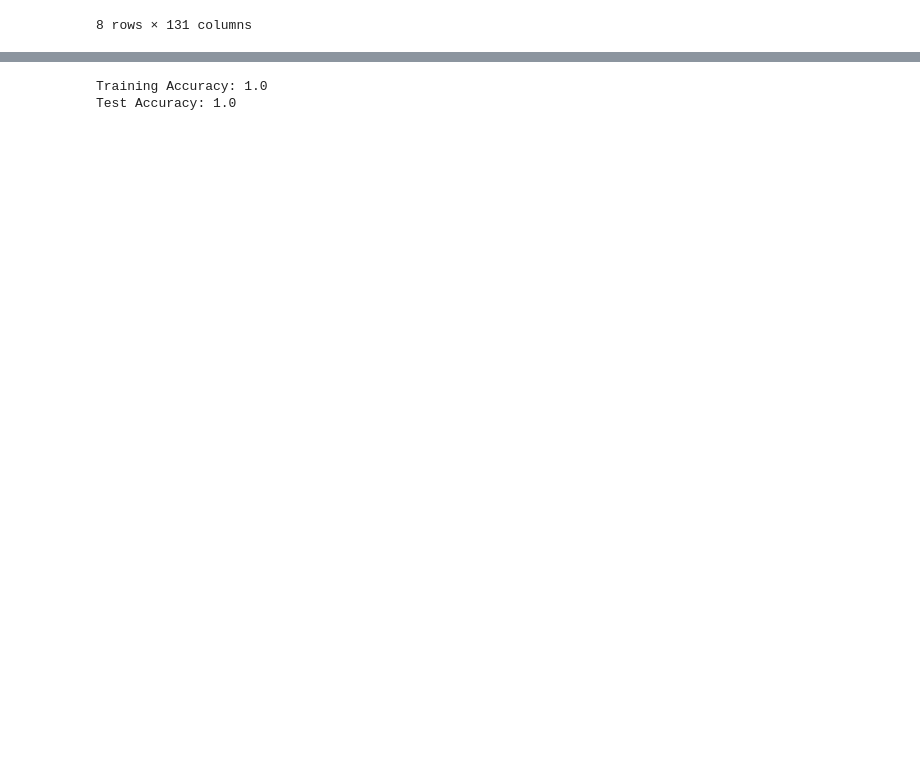
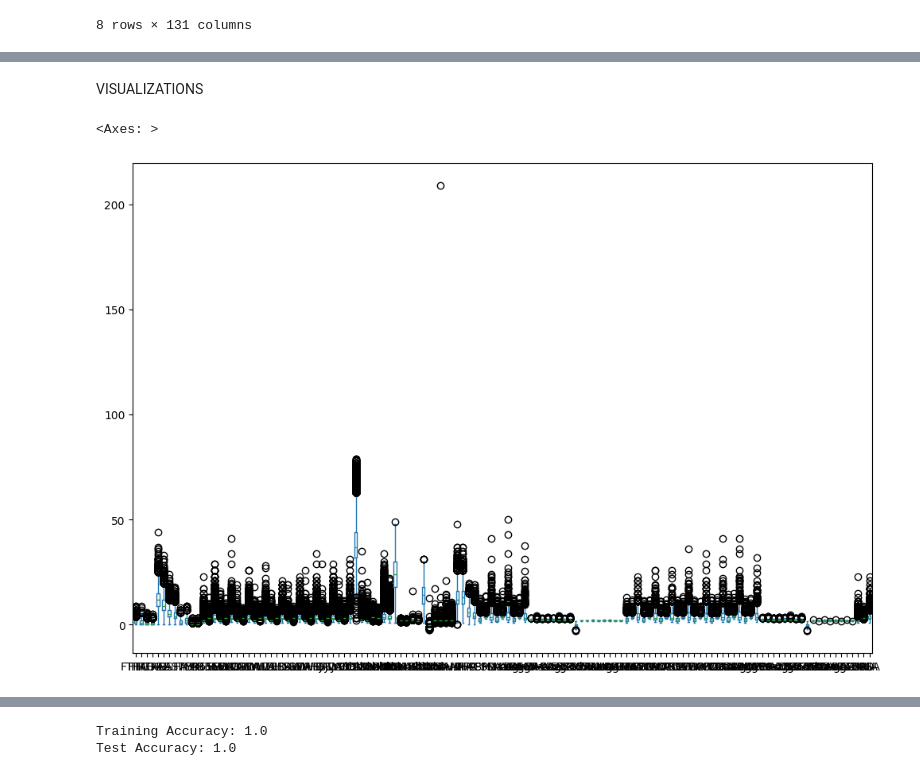
Before and after one commit to waynesid/Rolvaag, a Jupyter notebook: NEURALNET.ipynb, the cells around one changed output, grey strips where cells are left out. Drawn from its saved outputs; the diff is of its cells as text; code cells hidden in the pictures; blank space fills up the shorter version.

```diff
--- a/NEURALNET.ipynb
+++ b/NEURALNET.ipynb
@@ -101,0 +167,7 @@ data.describe()
+# %% [markdown]
+VISUALIZATIONS
+# %%
+data.plot(kind='box', figsize=(12,8))
+# %% [output]
+<Axes: >
+[figure, added]
```
Also changed, not shown: parts of 26 cells of this notebook, 3 other files.
